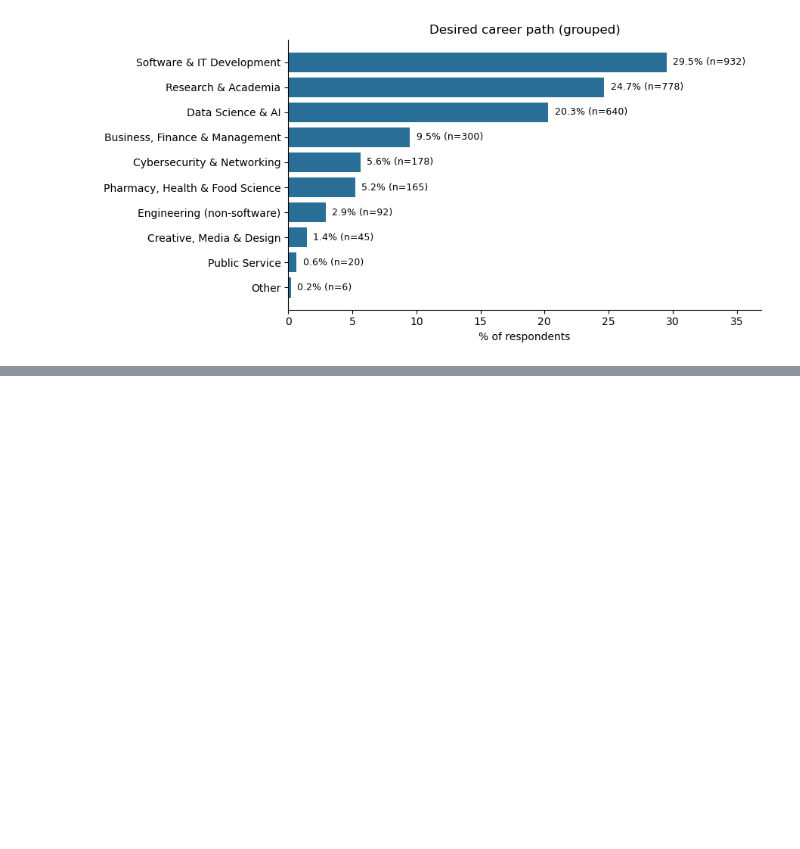
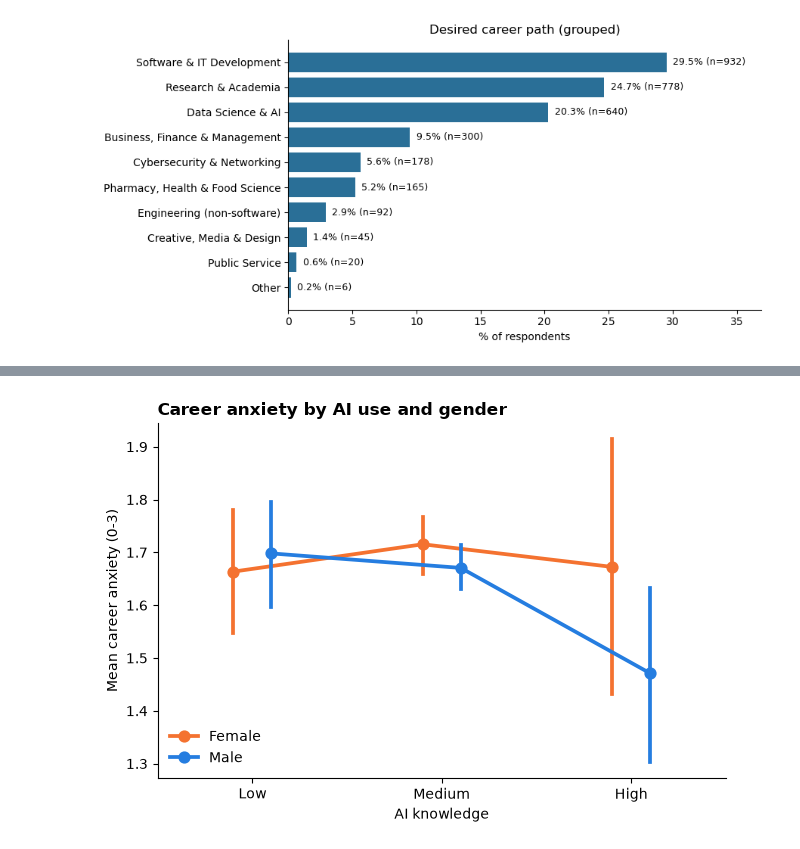
Before and after one commit to ekassz/DataScienceFinalProject, a Jupyter notebook: data_visualization.ipynb, the cells around one changed output, grey strips where cells are left out. Cells and saved outputs as stored; diff of their text form; code cells hidden in the pictures; blank space fills up the shorter version.

```diff
--- a/data_visualization.ipynb
+++ b/data_visualization.ipynb
@@ -269,0 +258,14 @@ ParserError: Error tokenizing data. C error: Expected 11 fields in line 442, saw
+# %%
+# Average career anxiety by AI use level and gender
+fig, ax = plt.subplots(figsize=(6.5, 4.5))
+sns.pointplot(data=d, x="ai_knowledge", y="career_anxiety_score", hue="gender",
+              order=levels, palette=gender_colors, dodge=0.2, ax=ax)
+ax.set_xlabel("AI knowledge")
+ax.set_ylabel("Mean career anxiety (0-3)")
+ax.set_title("Career anxiety by AI use and gender", loc="left", fontweight="bold")
+ax.legend(title="", frameon=False, loc="lower left")
+ax.spines[["top", "right"]].set_visible(False)
+plt.tight_layout()
+plt.show()
+# %% [output]
+[figure, added]
```
Also changed, not shown: parts of 13 cells of this notebook.
